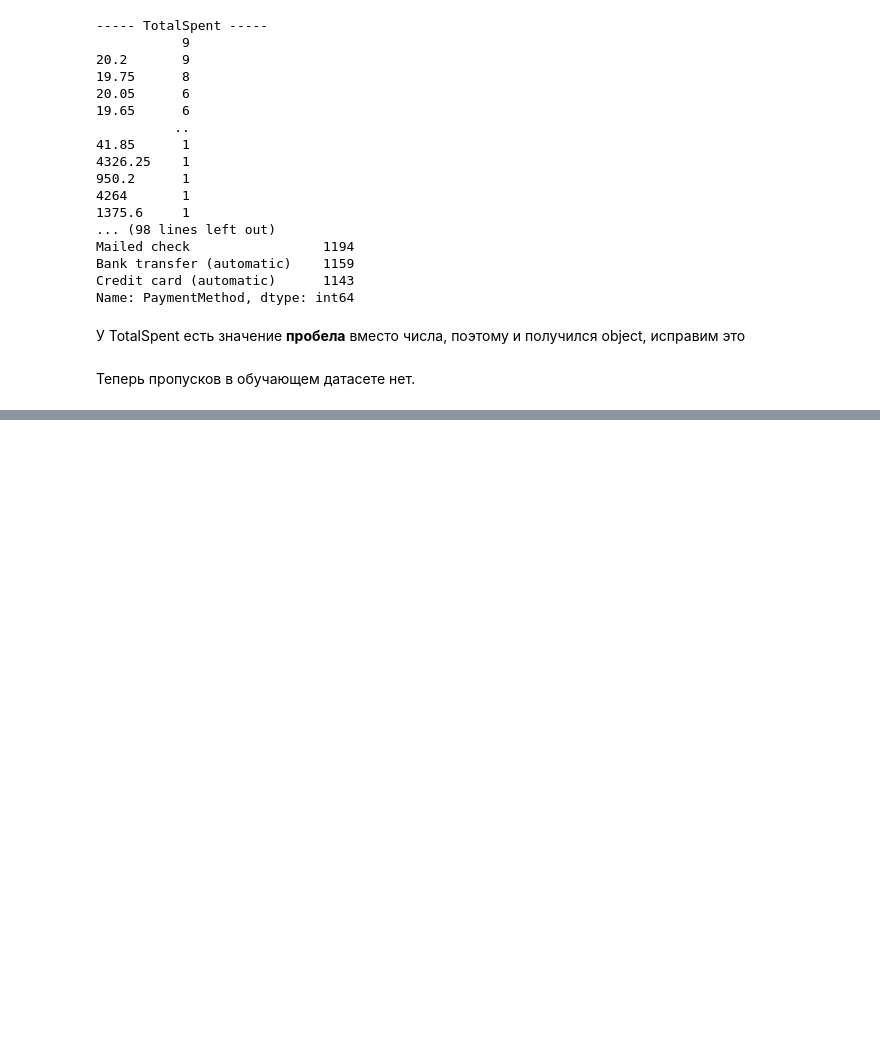
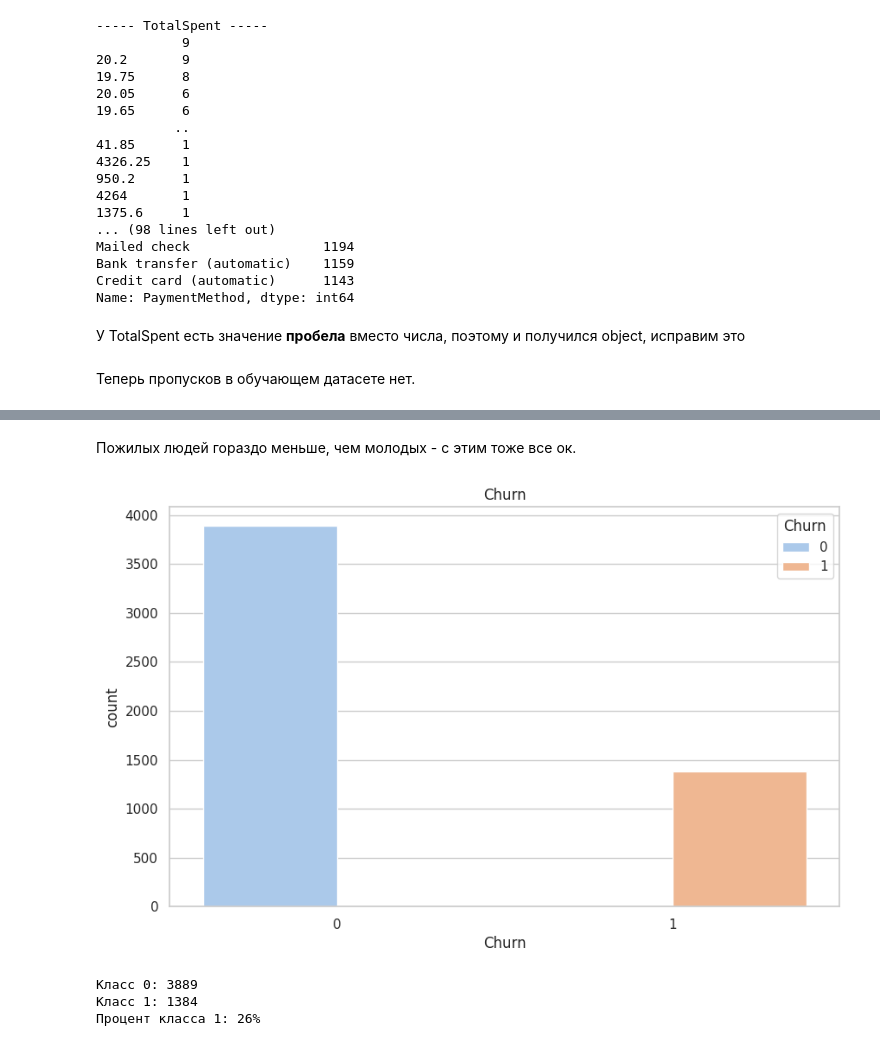
Before and after one commit to 1mmo/data-analysis-handbook, a Jupyter notebook: solved problems/churn_prediction.ipynb, the cells around one changed output, grey strips where cells are left out. Drawn from its saved outputs; the diff is of its cells as text; code cells hidden in the pictures; blank space fills up the shorter version.

```diff
--- a/solved problems/churn_prediction.ipynb
+++ b/solved problems/churn_prediction.ipynb
@@ -251,0 +279,16 @@ for i in range(len(numerical_columns)):
+# %% [markdown]
+Пожилых людей гораздо меньше, чем молодых - с этим тоже все ок.
+# %%
+get_hist(name_feature='Churn', size1=10, size2=6)
+# %% [output]
+[figure, added]
+# %%
+churn_zero = data_train[data_train.Churn == 0].shape[0]
+churn_one = data_train[data_train.Churn == 1].shape[0]
+print(f'Класс 0: {churn_zero}')
+print(f'Класс 1: {churn_one}')
+print(f'Процент класса 1: {round(churn_one/data_train.shape[0] * 100)}%')
+# %% [output]
+Класс 0: 3889
+Класс 1: 1384
+Процент класса 1: 26%
```
Also changed, not shown: parts of 57 cells of this notebook.
